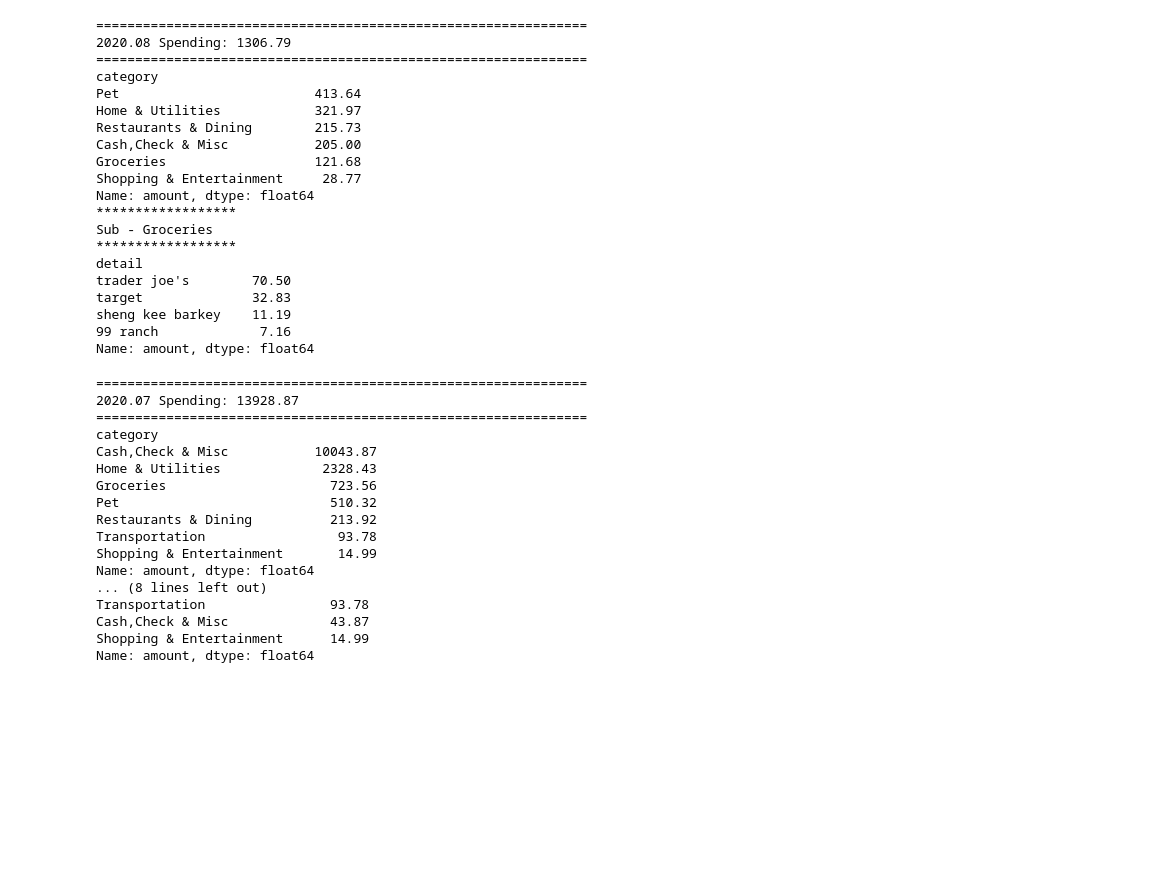
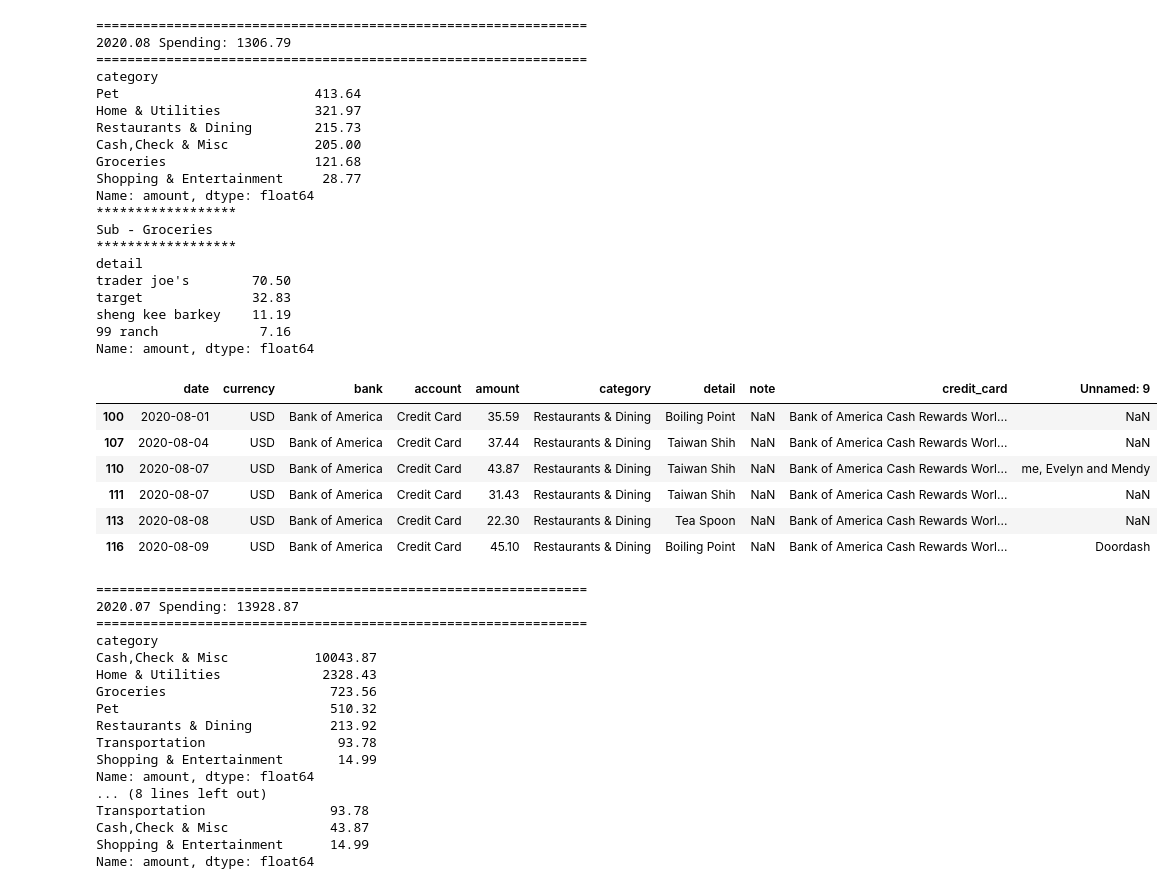
Before and after one commit to dgfsdg2001/MoneyMonitoring, a Jupyter notebook: account.ipynb, the cells around one changed output. Drawn from its saved outputs; the diff is of its cells as text; code cells hidden in the pictures; blank space fills up the shorter version.

```diff
--- a/account.ipynb
+++ b/account.ipynb
@@ -135,6 +135,18 @@ target              32.83
 sheng kee barkey    11.19
 99 ranch             7.16
 Name: amount, dtype: float64
+# %%
+food = get_spending_df(us, start_date, end_date)
+food = food.loc[food.category == "Restaurants & Dining"]
+food
+# %% [output]
+|  | date | currency | bank | account | amount | category | detail | note | credit_card | Unnamed: 9 |
+| 100 | 2020-08-01 | USD | Bank of America | Credit Card | 35.59 | Restaurants & Dining | Boiling Point | NaN | Bank of America Cash Rewards Worl... | NaN |
+| 107 | 2020-08-04 | USD | Bank of America | Credit Card | 37.44 | Restaurants & Dining | Taiwan Shih | NaN | Bank of America Cash Rewards Worl... | NaN |
+| 110 | 2020-08-07 | USD | Bank of America | Credit Card | 43.87 | Restaurants & Dining | Taiwan Shih | NaN | Bank of America Cash Rewards Worl... | me, Evelyn and Mendy |
+| 111 | 2020-08-07 | USD | Bank of America | Credit Card | 31.43 | Restaurants & Dining | Taiwan Shih | NaN | Bank of America Cash Rewards Worl... | NaN |
+| 113 | 2020-08-08 | USD | Bank of America | Credit Card | 22.30 | Restaurants & Dining | Tea Spoon | NaN | Bank of America Cash Rewards Worl... | NaN |
+| 116 | 2020-08-09 | USD | Bank of America | Credit Card | 45.10 | Restaurants & Dining | Boiling Point | NaN | Bank of America Cash Rewards Worl... | Doordash |
 # %%
 start_date, end_date= "20200701", "20200731"
 spending = get_spending(us, start_date, end_date)
```
Also changed, not shown: parts of 1 cell of this notebook, 1 other file.
